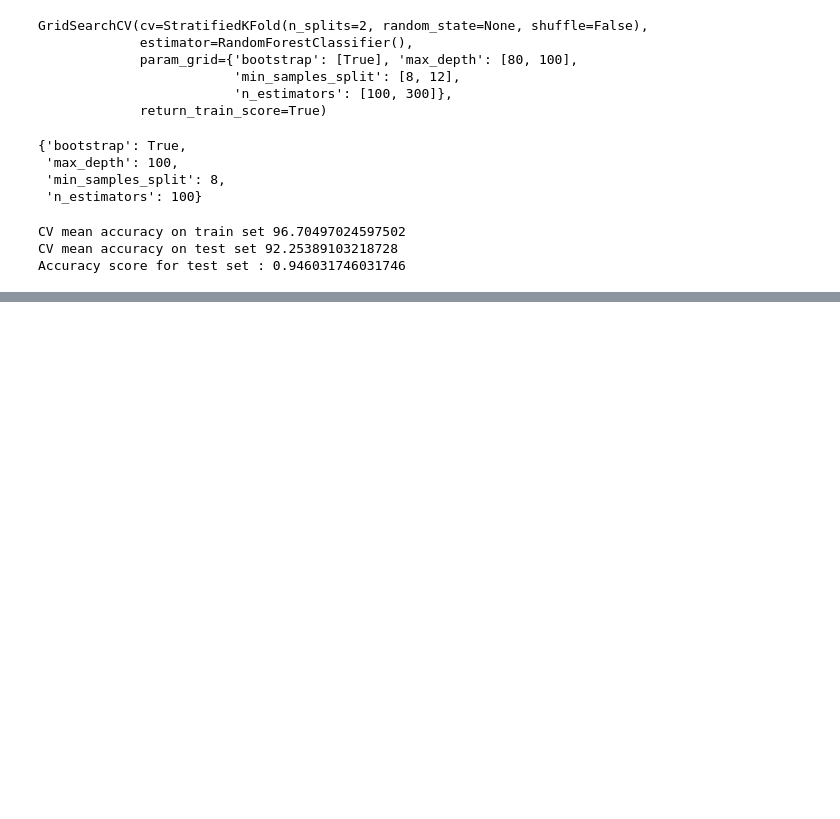
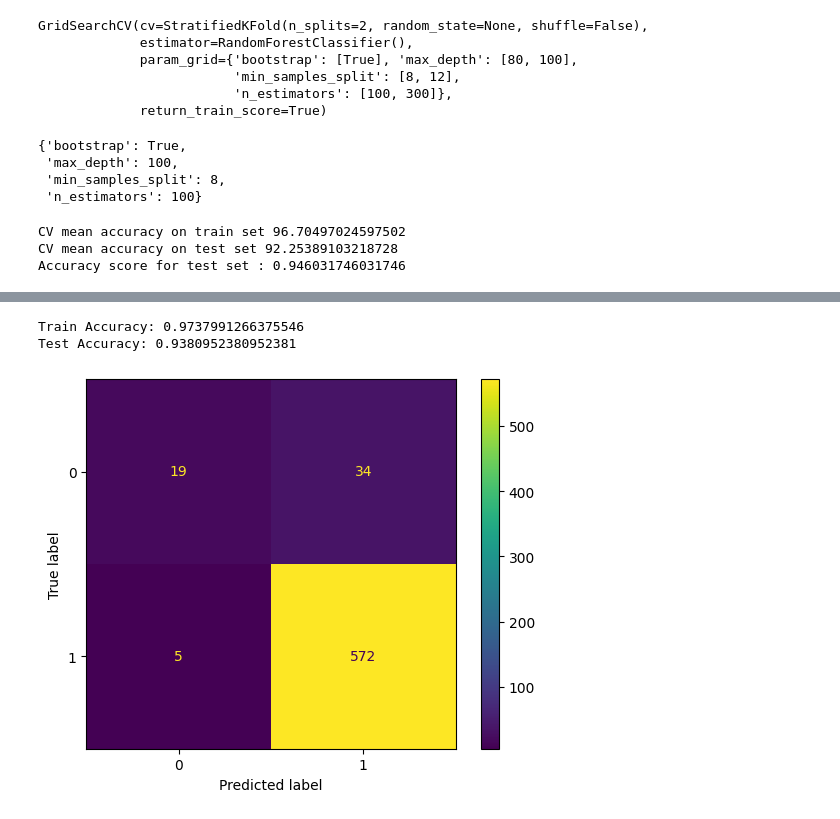
Before and after one commit to itzuditsharma/Sentiment-Analysis-Alexa, a Jupyter notebook: exploration.ipynb, the cells around one changed output, grey strips where cells are left out. Cells and saved outputs as stored; diff of their text form; code cells hidden in the pictures; blank space fills up the shorter version.

```diff
--- a/exploration.ipynb
+++ b/exploration.ipynb
@@ -542,0 +545,3 @@ Accuracy score for test set : 0.946031746031746
+# %%
+model_xgb = XGBClassifier()
+model_xgb.fit(X_train_scaled, y_train)
@@ -542,0 +560,16 @@ Accuracy score for test set : 0.946031746031746
+# %%
+print(f"Train Accuracy: {model_xgb.score(X_train_scaled, y_train)}")
+print(f"Test Accuracy: {model_xgb.score(X_test_scaled, y_test)}")
+# %% [output]
+Train Accuracy: 0.9737991266375546
+Test Accuracy: 0.9380952380952381
+# %%
+y_preds = model_xgb.predict(X_test_scaled)
+# %%
+cm = confusion_matrix(y_test, y_preds)
+# %%
+cm_display = ConfusionMatrixDisplay(confusion_matrix=cm, display_labels=model_xgb.classes_)
+cm_display.plot()
+plt.show()
+# %% [output]
+[figure, added]
```
Also changed, not shown: parts of 3 cells of this notebook, 1 other file.
